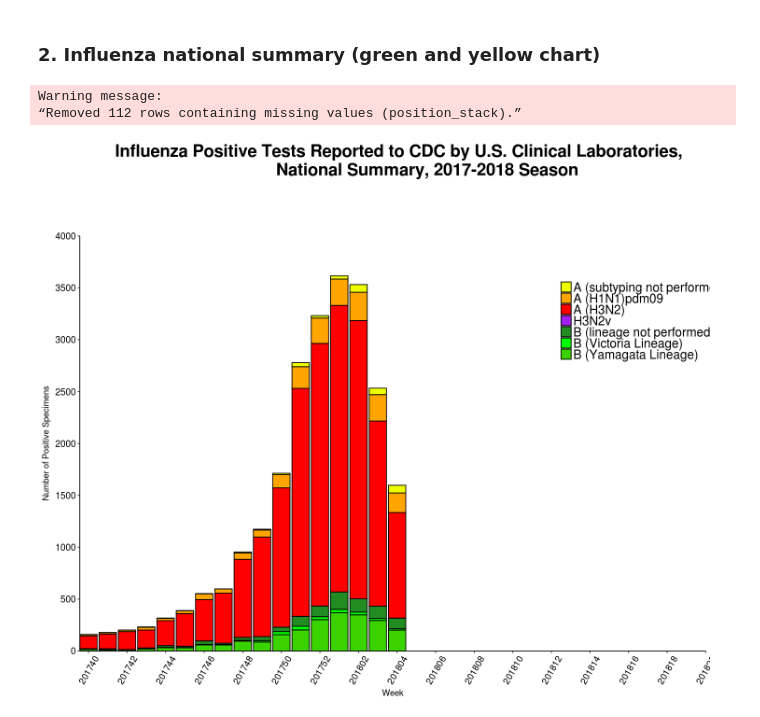
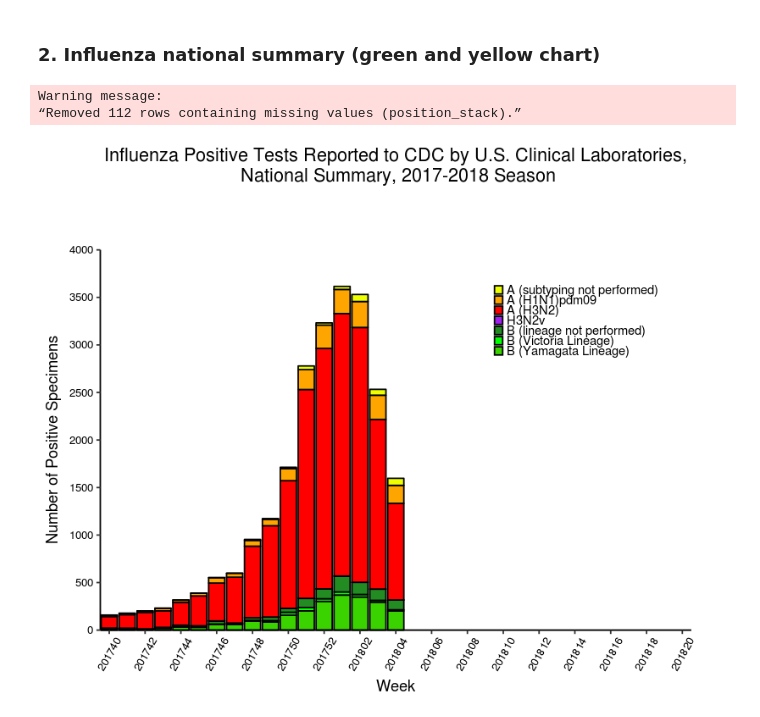
Before and after one commit to jayantsolanki/CDC-FLU-Data-Collection-and-Exploratory-Data-Analysis, a Jupyter notebook: lab1/SolankiLab1Part2.ipynb, the cells around one changed output. Drawn from its saved outputs; the diff is of its cells as text; code cells hidden in the pictures.

Commit message:
age chart ready

```diff
--- a/lab1/SolankiLab1Part2.ipynb
+++ b/lab1/SolankiLab1Part2.ipynb
@@ -46,38 +46,41 @@ Warning message:
 # %%
 library(ggplot2)
 library(repr)
 library(reshape2)
-# options(repr.plot.width=12, repr.plot.height=10)
+options(repr.plot.width=6.5, repr.plot.height=5.5)
 positiveTest <- read.csv("../data/positive1.csv")
 # summary(positiveTest)
 # positiveTest$Week <- c(positiveTest$Week, 201804:201820)
 positiveTest$Week <- factor(positiveTest$Week)
 # positiveTest$Week <- as.numeric(positiveTest$Week)
 stacked <- melt(positiveTest, id.vars = "Week", measure.vars=c("ASNP","AH1N1pdm09", "AH3", "AH3N2v", "B", "BVIC", "BYAM"))
 # stacked
 # positiveTest$Week <- numeric(as.character(positiveTest$Week))
 fill <- c("#eeff00", "orange", "red","purple","#228B22","green","#3bd300")
 pos <- ggplot(stacked, aes(Week, value, fill = variable)) +
     geom_bar(stat = "identity", color="black") +
     scale_y_continuous(expand = c(0,0),name="Number of Positive Specimens", breaks=seq(0,4000, by=500))+
-scale_x_discrete(expand = c(0,0), breaks=seq(201740,201820, by=2))+
+scale_x_discrete(expand = c(0,0.5), breaks=seq(201740,201820, by=2))+
 coord_cartesian(ylim = c(0, 4000))+
-scale_fill_manual(values=fill, guide = guide_legend(title = NULL),
-                 labels=c("A (subtyping not performed)", "A (H1N1)pdm09", "A (H3N2)", "H3N2v", "B (lineage not performed)","B (Victoria Lineage)","B (Yamagata Lineage)"))+
+scale_fill_manual(values=fill, guide = guide_legend(title = NULL, keywidth=0.1,
+                 keyheight=0.1,
+                 default.unit="inch"),
+                 labels=c("A (subtyping not performed)         ", "A (H1N1)pdm09       ", "A (H3N2)", "H3N2v", "B (lineage not performed)","B (Victoria Lineage)","B (Yamagata Lineage)"))+
 # scale_color_manual(values="black")+
 labs(title="Influenza Positive Tests Reported to CDC by U.S. Clinical Laboratories,\n National Summary, 2017-2018 Season\n\n\n")+
 theme_classic()+
-theme(axis.text.x = element_text( color="black",size=12, angle=60, vjust=0.5),
-        axis.text.y = element_text( color="black",size=12),
+theme(axis.text.x = element_text( color="black",size=8, angle=60, vjust=0.5),
+        axis.text.y = element_text( color="black",size=8),
        panel.grid.major = element_blank(), panel.grid.minor = element_blank(),
        axis.line = element_line(colour = "black"),
-     plot.title = element_text(face="bold",size=22, hjust=0.6),
-     legend.text = element_text(size = 16),
-     legend.position = c(.90, .80),
-     legend.key.height=unit(1,"line"),
-     legend.key.width=unit(1,"line"))
+     plot.title = element_text(size=13, hjust=0.5),
+#       legend.direction = 'vertical',
+#       legend.key = element_rect(colour = 'white', fill = 'black', size = 0.5),
+#       legend.key.size = unit(0.4, 'lines'),
+#       legend.key.size = unit(0.2, "cm"),
+      legend.justification=c(1,0), legend.position=c(1,0.7))
 pos
 # %% [output]
 Warning message:
 “Removed 112 rows containing missing values (position_stack).”
-[figure, old version]
+[figure, new version]
```
Also changed, not shown: parts of 6 cells of this notebook, 4 other files.
